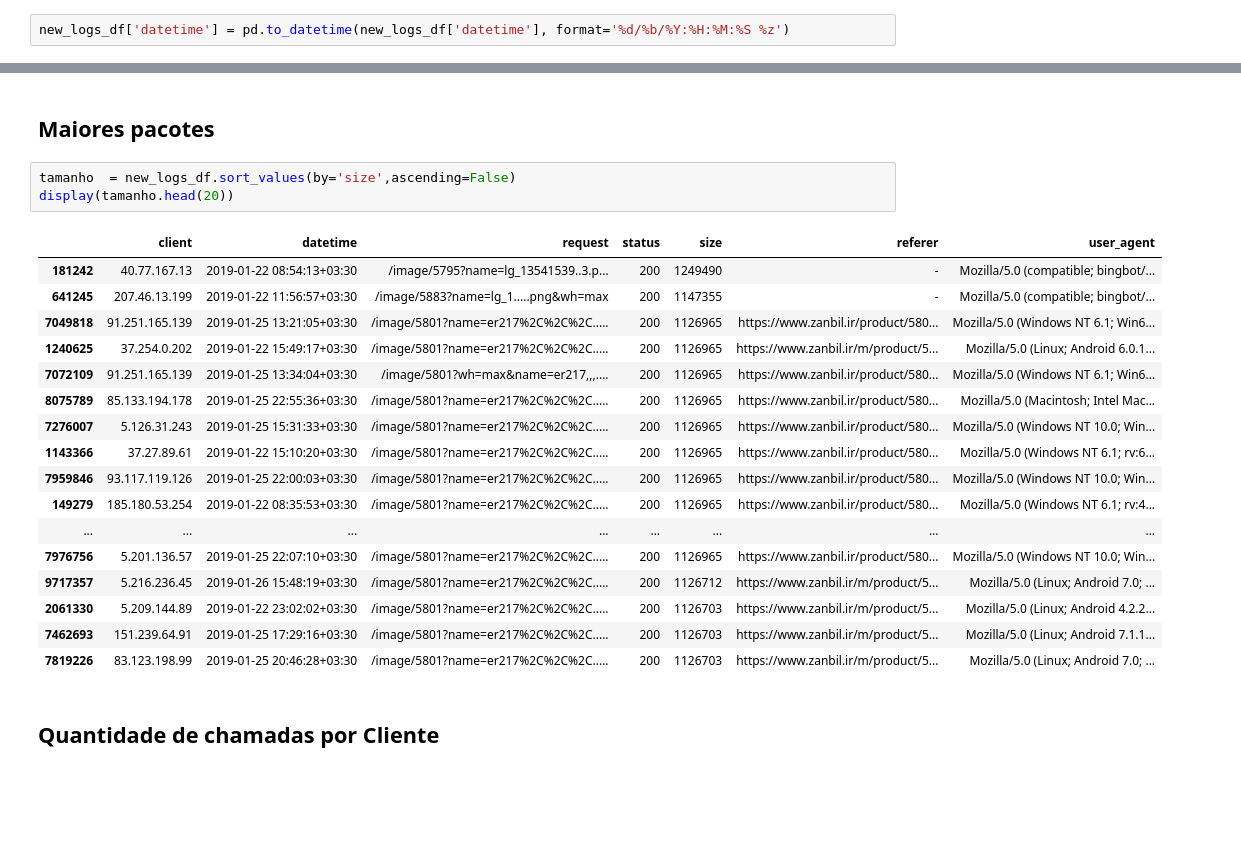
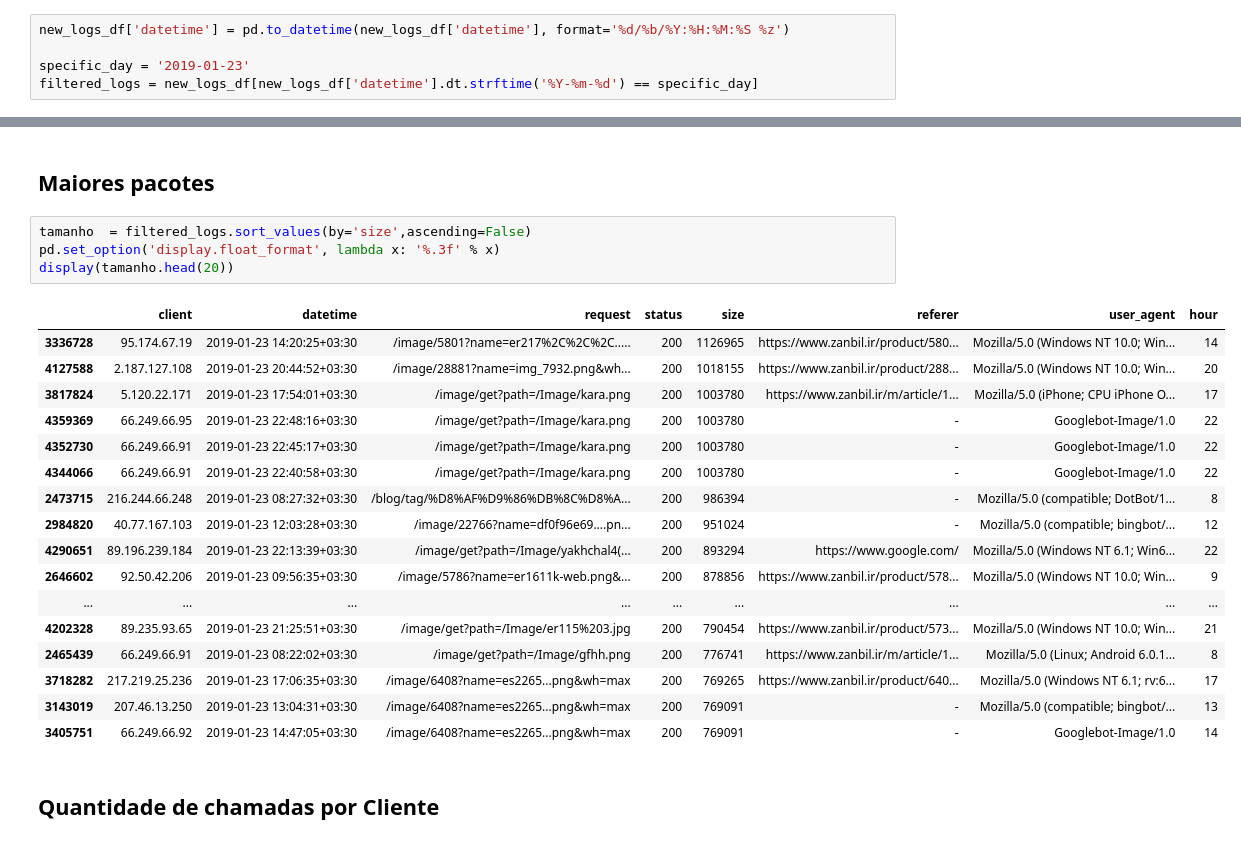
Before and after one commit to lcsvillela/CMP223, a Jupyter notebook: CMP223_WebAccessLog.ipynb, the cells around one changed output, grey strips where cells are left out. Cells and saved outputs as stored; diff of their text form; blank space fills up the shorter version.

```diff
--- a/CMP223_WebAccessLog.ipynb
+++ b/CMP223_WebAccessLog.ipynb
@@ -86,4 +86,7 @@ memory usage: 534.1+ MB
 ## Ajustando o Datetime
 # %%
 new_logs_df['datetime'] = pd.to_datetime(new_logs_df['datetime'], format='%d/%b/%Y:%H:%M:%S %z')
+
+specific_day = '2019-01-23'
+filtered_logs = new_logs_df[new_logs_df['datetime'].dt.strftime('%Y-%m-%d') == specific_day]
 # %%
@@ -162,26 +165,27 @@ Name: count, dtype: int64
 # %% [markdown]
 ## Maiores pacotes
 # %%
-tamanho  = new_logs_df.sort_values(by='size',ascending=False)
+tamanho  = filtered_logs.sort_values(by='size',ascending=False)
+pd.set_option('display.float_format', lambda x: '%.3f' % x)
 display(tamanho.head(20))
 # %% [output]
-|  | client | datetime | request | status | size | referer | user_agent |
-| 181242 | 40.77.167.13 | 2019-01-22 08:54:13+03:30 | /image/5795?name=lg_13541539..3.p... | 200 | 1249490 | - | Mozilla/5.0 (compatible; bingbot/... |
-| 641245 | 207.46.13.199 | 2019-01-22 11:56:57+03:30 | /image/5883?name=lg_1.....png&wh=max | 200 | 1147355 | - | Mozilla/5.0 (compatible; bingbot/... |
-| 7049818 | 91.251.165.139 | 2019-01-25 13:21:05+03:30 | /image/5801?name=er217%2C%2C%2C..... | 200 | 1126965 | https://www.zanbil.ir/product/580... | Mozilla/5.0 (Windows NT 6.1; Win6... |
-| 1240625 | 37.254.0.202 | 2019-01-22 15:49:17+03:30 | /image/5801?name=er217%2C%2C%2C..... | 200 | 1126965 | https://www.zanbil.ir/m/product/5... | Mozilla/5.0 (Linux; Android 6.0.1... |
-| 7072109 | 91.251.165.139 | 2019-01-25 13:34:04+03:30 | /image/5801?wh=max&name=er217,,,.... | 200 | 1126965 | https://www.zanbil.ir/product/580... | Mozilla/5.0 (Windows NT 6.1; Win6... |
-| 8075789 | 85.133.194.178 | 2019-01-25 22:55:36+03:30 | /image/5801?name=er217%2C%2C%2C..... | 200 | 1126965 | https://www.zanbil.ir/product/580... | Mozilla/5.0 (Macintosh; Intel Mac... |
-| 7276007 | 5.126.31.243 | 2019-01-25 15:31:33+03:30 | /image/5801?name=er217%2C%2C%2C..... | 200 | 1126965 | https://www.zanbil.ir/product/580... | Mozilla/5.0 (Windows NT 10.0; Win... |
-| 1143366 | 37.27.89.61 | 2019-01-22 15:10:20+03:30 | /image/5801?name=er217%2C%2C%2C..... | 200 | 1126965 | https://www.zanbil.ir/product/580... | Mozilla/5.0 (Windows NT 6.1; rv:6... |
-| 7959846 | 93.117.119.126 | 2019-01-25 22:00:03+03:30 | /image/5801?name=er217%2C%2C%2C..... | 200 | 1126965 | https://www.zanbil.ir/product/580... | Mozilla/5.0 (Windows NT 10.0; Win... |
-| 149279 | 185.180.53.254 | 2019-01-22 08:35:53+03:30 | /image/5801?name=er217%2C%2C%2C..... | 200 | 1126965 | https://www.zanbil.ir/product/580... | Mozilla/5.0 (Windows NT 6.1; rv:4... |
-| ... | ... | ... | ... | ... | ... | ... | ... |
-| 7976756 | 5.201.136.57 | 2019-01-25 22:07:10+03:30 | /image/5801?name=er217%2C%2C%2C..... | 200 | 1126965 | https://www.zanbil.ir/product/580... | Mozilla/5.0 (Windows NT 10.0; Win... |
-| 9717357 | 5.216.236.45 | 2019-01-26 15:48:19+03:30 | /image/5801?name=er217%2C%2C%2C..... | 200 | 1126712 | https://www.zanbil.ir/m/product/5... | Mozilla/5.0 (Linux; Android 7.0; ... |
-| 2061330 | 5.209.144.89 | 2019-01-22 23:02:02+03:30 | /image/5801?name=er217%2C%2C%2C..... | 200 | 1126703 | https://www.zanbil.ir/m/product/5... | Mozilla/5.0 (Linux; Android 4.2.2... |
-| 7462693 | 151.239.64.91 | 2019-01-25 17:29:16+03:30 | /image/5801?name=er217%2C%2C%2C..... | 200 | 1126703 | https://www.zanbil.ir/m/product/5... | Mozilla/5.0 (Linux; Android 7.1.1... |
-| 7819226 | 83.123.198.99 | 2019-01-25 20:46:28+03:30 | /image/5801?name=er217%2C%2C%2C..... | 200 | 1126703 | https://www.zanbil.ir/m/product/5... | Mozilla/5.0 (Linux; Android 7.0; ... |
+|  | client | datetime | request | status | size | referer | user_agent | hour |
+| 3336728 | 95.174.67.19 | 2019-01-23 14:20:25+03:30 | /image/5801?name=er217%2C%2C%2C..... | 200 | 1126965 | https://www.zanbil.ir/product/580... | Mozilla/5.0 (Windows NT 10.0; Win... | 14 |
+| 4127588 | 2.187.127.108 | 2019-01-23 20:44:52+03:30 | /image/28881?name=img_7932.png&wh... | 200 | 1018155 | https://www.zanbil.ir/product/288... | Mozilla/5.0 (Windows NT 10.0; Win... | 20 |
+| 3817824 | 5.120.22.171 | 2019-01-23 17:54:01+03:30 | /image/get?path=/Image/kara.png | 200 | 1003780 | https://www.zanbil.ir/m/article/1... | Mozilla/5.0 (iPhone; CPU iPhone O... | 17 |
+| 4359369 | 66.249.66.95 | 2019-01-23 22:48:16+03:30 | /image/get?path=/Image/kara.png | 200 | 1003780 | - | Googlebot-Image/1.0 | 22 |
+| 4352730 | 66.249.66.91 | 2019-01-23 22:45:17+03:30 | /image/get?path=/Image/kara.png | 200 | 1003780 | - | Googlebot-Image/1.0 | 22 |
+| 4344066 | 66.249.66.91 | 2019-01-23 22:40:58+03:30 | /image/get?path=/Image/kara.png | 200 | 1003780 | - | Googlebot-Image/1.0 | 22 |
+| 2473715 | 216.244.66.248 | 2019-01-23 08:27:32+03:30 | /blog/tag/%D8%AF%D9%86%DB%8C%D8%A... | 200 | 986394 | - | Mozilla/5.0 (compatible; DotBot/1... | 8 |
+| 2984820 | 40.77.167.103 | 2019-01-23 12:03:28+03:30 | /image/22766?name=df0f96e69....pn... | 200 | 951024 | - | Mozilla/5.0 (compatible; bingbot/... | 12 |
+| 4290651 | 89.196.239.184 | 2019-01-23 22:13:39+03:30 | /image/get?path=/Image/yakhchal4(... | 200 | 893294 | https://www.google.com/ | Mozilla/5.0 (Windows NT 6.1; Win6... | 22 |
+| 2646602 | 92.50.42.206 | 2019-01-23 09:56:35+03:30 | /image/5786?name=er1611k-web.png&... | 200 | 878856 | https://www.zanbil.ir/product/578... | Mozilla/5.0 (Windows NT 10.0; Win... | 9 |
+| ... | ... | ... | ... | ... | ... | ... | ... | ... |
+| 4202328 | 89.235.93.65 | 2019-01-23 21:25:51+03:30 | /image/get?path=/Image/er115%203.jpg | 200 | 790454 | https://www.zanbil.ir/product/573... | Mozilla/5.0 (Windows NT 10.0; Win... | 21 |
+| 2465439 | 66.249.66.91 | 2019-01-23 08:22:02+03:30 | /image/get?path=/Image/gfhh.png | 200 | 776741 | https://www.zanbil.ir/m/article/1... | Mozilla/5.0 (Linux; Android 6.0.1... | 8 |
+| 3718282 | 217.219.25.236 | 2019-01-23 17:06:35+03:30 | /image/6408?name=es2265...png&wh=max | 200 | 769265 | https://www.zanbil.ir/product/640... | Mozilla/5.0 (Windows NT 6.1; rv:6... | 17 |
+| 3143019 | 207.46.13.250 | 2019-01-23 13:04:31+03:30 | /image/6408?name=es2265...png&wh=max | 200 | 769091 | - | Mozilla/5.0 (compatible; bingbot/... | 13 |
+| 3405751 | 66.249.66.92 | 2019-01-23 14:47:05+03:30 | /image/6408?name=es2265...png&wh=max | 200 | 769091 | - | Googlebot-Image/1.0 | 14 |
 # %% [markdown]
 ## Quantidade de chamadas por Cliente
 # %%
```
Also changed, not shown: parts of 4 cells of this notebook.
